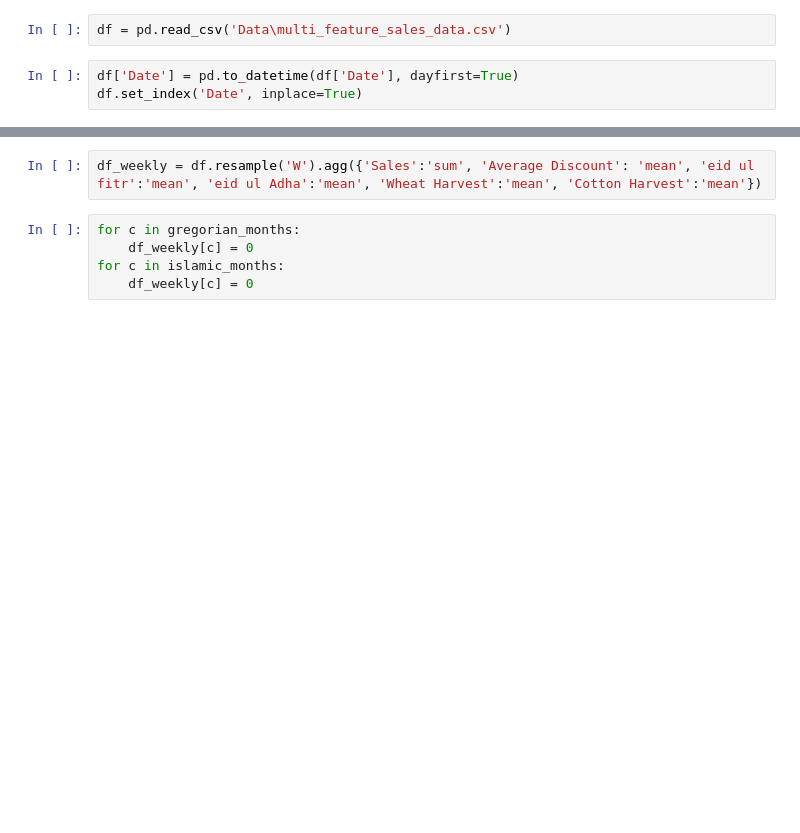
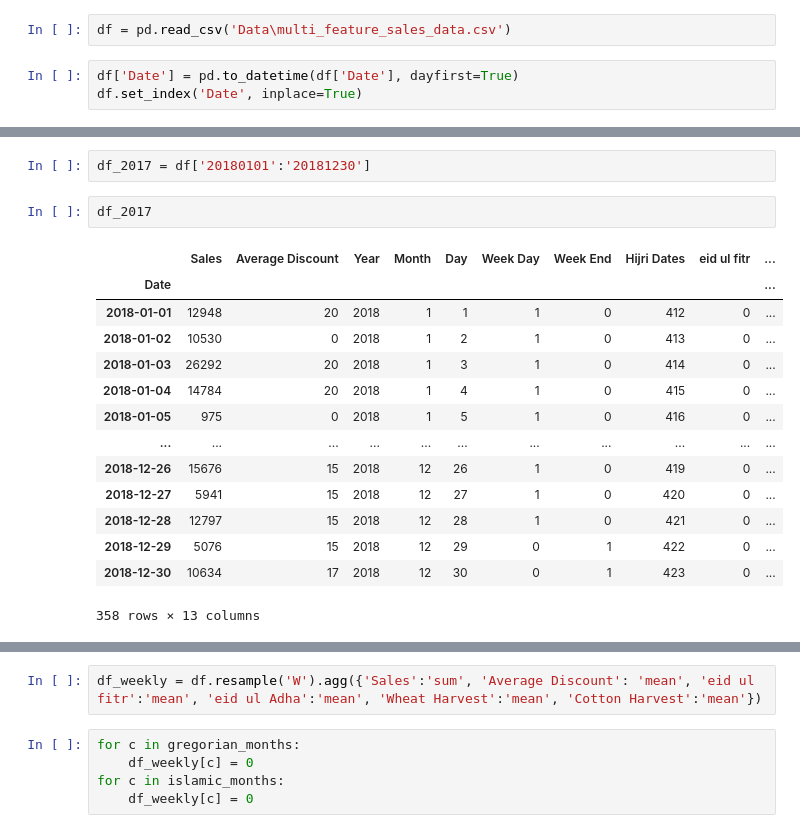
Before and after one commit to hn05012/Capstone-Project-Sales-and-Stock-forecasting, a Jupyter notebook: Rough work/Data_manipulation.ipynb, the cells around one changed output, grey strips where cells are left out. Cells and saved outputs as stored; diff of their text form; blank space fills up the shorter version.

```diff
--- a/Rough work/Data_manipulation.ipynb
+++ b/Rough work/Data_manipulation.ipynb
@@ -32,0 +58,19 @@ df.set_index('Date', inplace=True)
+# %%
+df_2017 = df['20180101':'20181230']
+# %%
+df_2017
+# %% [output]
+|  | Sales | Average Discount | Year | Month | Day | Week Day | Week End | Hijri Dates | eid ul fitr | ... |
+| Date |  |  |  |  |  |  |  |  |  | ... |
+| 2018-01-01 | 12948 | 20 | 2018 | 1 | 1 | 1 | 0 | 412 | 0 | ... |
+| 2018-01-02 | 10530 | 0 | 2018 | 1 | 2 | 1 | 0 | 413 | 0 | ... |
+| 2018-01-03 | 26292 | 20 | 2018 | 1 | 3 | 1 | 0 | 414 | 0 | ... |
+| 2018-01-04 | 14784 | 20 | 2018 | 1 | 4 | 1 | 0 | 415 | 0 | ... |
+| 2018-01-05 | 975 | 0 | 2018 | 1 | 5 | 1 | 0 | 416 | 0 | ... |
+| ... | ... | ... | ... | ... | ... | ... | ... | ... | ... | ... |
+| 2018-12-26 | 15676 | 15 | 2018 | 12 | 26 | 1 | 0 | 419 | 0 | ... |
+| 2018-12-27 | 5941 | 15 | 2018 | 12 | 27 | 1 | 0 | 420 | 0 | ... |
+| 2018-12-28 | 12797 | 15 | 2018 | 12 | 28 | 1 | 0 | 421 | 0 | ... |
+| 2018-12-29 | 5076 | 15 | 2018 | 12 | 29 | 0 | 1 | 422 | 0 | ... |
+| 2018-12-30 | 10634 | 17 | 2018 | 12 | 30 | 0 | 1 | 423 | 0 | ... |
+358 rows × 13 columns
```
Also changed, not shown: parts of 3 cells of this notebook, 2 other files.
